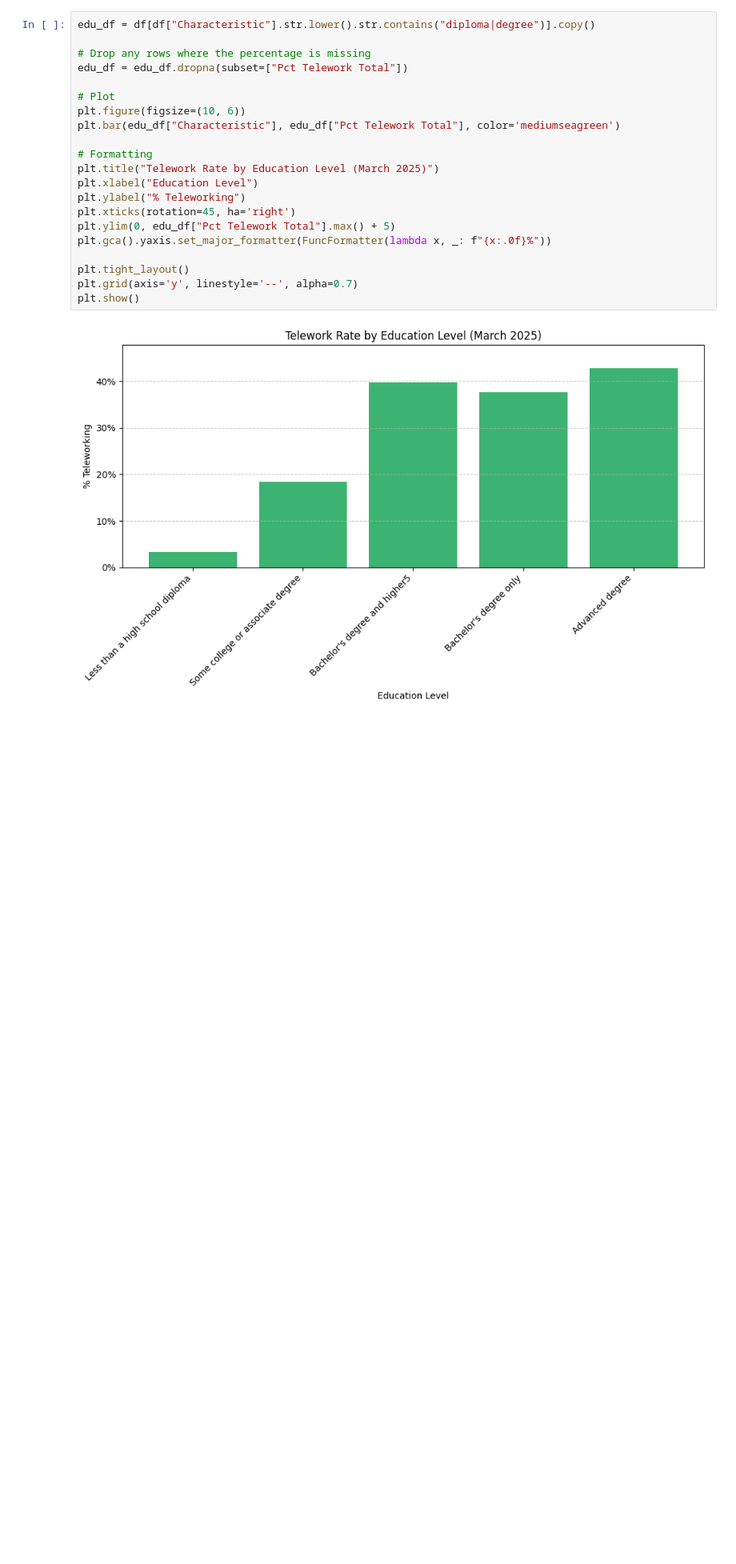
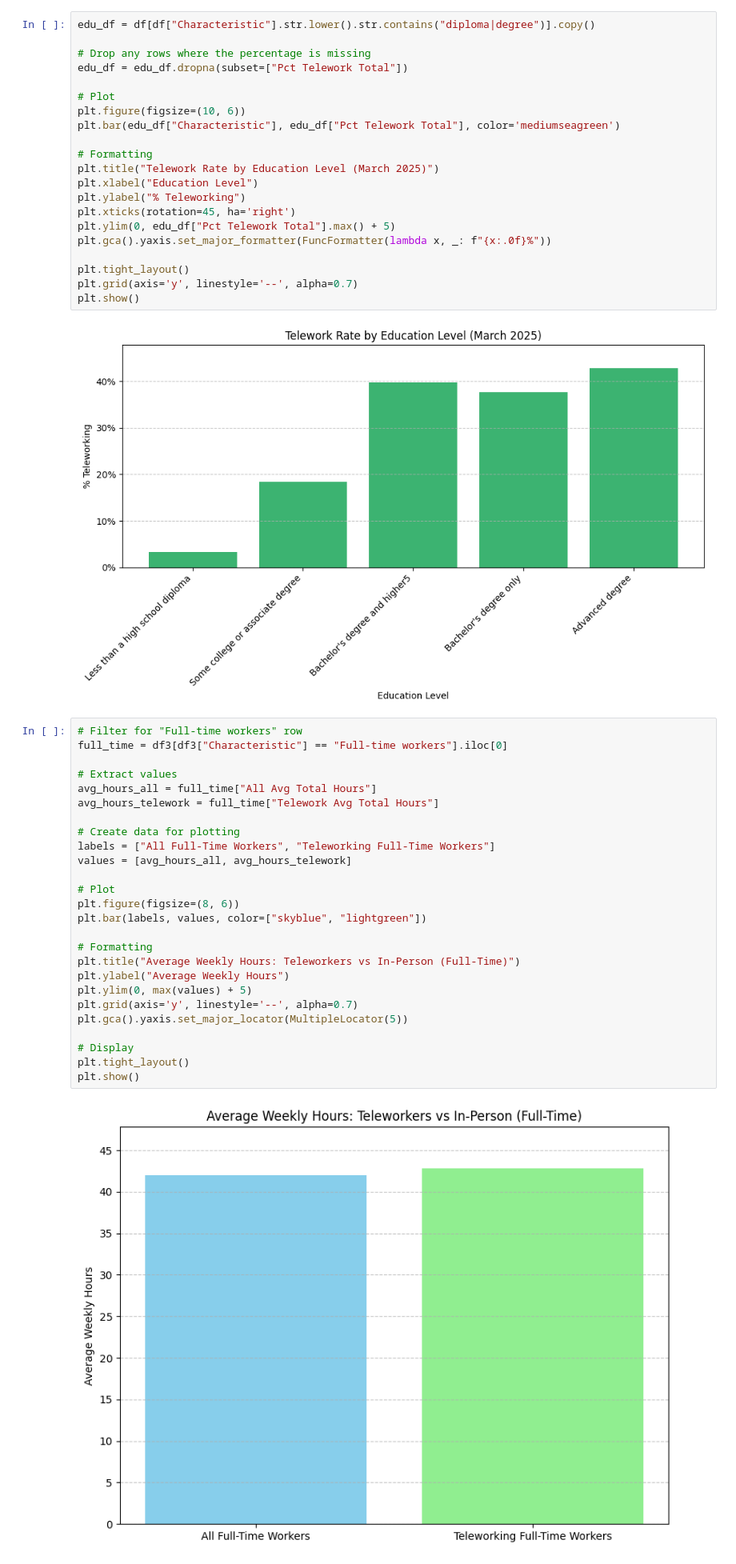
Before and after one commit to Joba19/DSCI-235-Project, a Jupyter notebook: Project.ipynb, the cells around one changed output. Shown at 80% size. Cells and saved outputs as stored; diff of their text form; blank space fills up the shorter version.

```diff
--- a/Project.ipynb
+++ b/Project.ipynb
@@ -182,3 +229,31 @@ plt.grid(axis='y', linestyle='--', alpha=0.7)
 plt.show()
 # %% [output]
 [figure]
+# %%
+# Filter for "Full-time workers" row
+full_time = df3[df3["Characteristic"] == "Full-time workers"].iloc[0]
+
+# Extract values
+avg_hours_all = full_time["All Avg Total Hours"]
+avg_hours_telework = full_time["Telework Avg Total Hours"]
+
+# Create data for plotting
+labels = ["All Full-Time Workers", "Teleworking Full-Time Workers"]
+values = [avg_hours_all, avg_hours_telework]
+
+# Plot
+plt.figure(figsize=(8, 6))
+plt.bar(labels, values, color=["skyblue", "lightgreen"])
+
+# Formatting
+plt.title("Average Weekly Hours: Teleworkers vs In-Person (Full-Time)")
+plt.ylabel("Average Weekly Hours")
+plt.ylim(0, max(values) + 5)
+plt.grid(axis='y', linestyle='--', alpha=0.7)
+plt.gca().yaxis.set_major_locator(MultipleLocator(5))
+
+# Display
+plt.tight_layout()
+plt.show()
+# %% [output]
+[figure, added]
```
Also changed, not shown: parts of 5 cells of this notebook, 1 other file.
